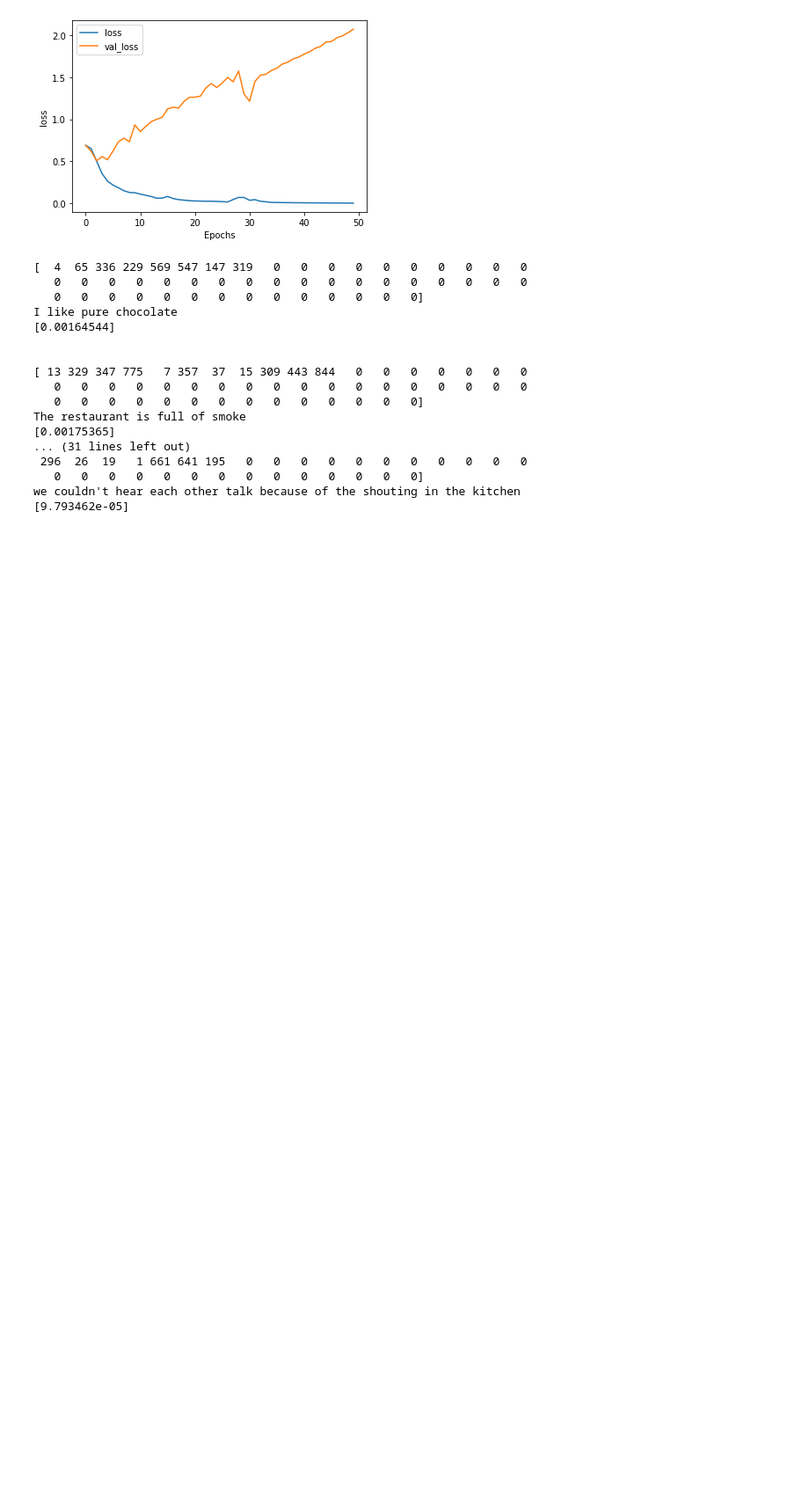
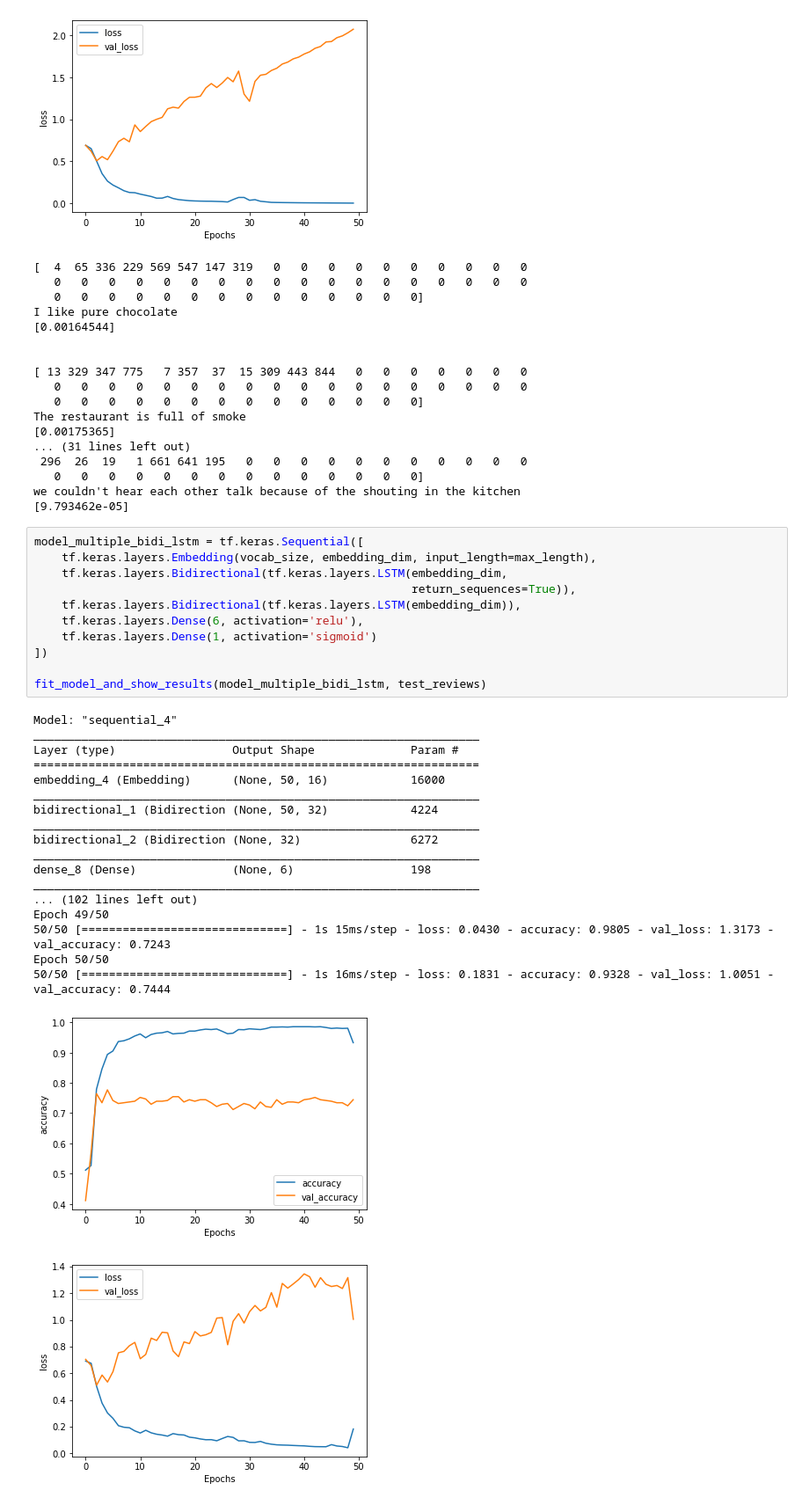
Before and after one commit to ee2110/Natural_Language_Processing-NLP, a Jupyter notebook: Text_Sentiment_Model/Bidirectional_LSTM.ipynb, the cells around one changed output. Shown: that part at 88% size. Cells and saved outputs as stored; diff of their text form; blank space fills up the shorter version.

```diff
--- a/Text_Sentiment_Model/Bidirectional_LSTM.ipynb
+++ b/Text_Sentiment_Model/Bidirectional_LSTM.ipynb
@@ -350,3 +350,34 @@ The restaurant is full of smoke
    0   0   0   0   0   0   0   0   0   0   0   0   0   0]
 we couldn't hear each other talk because of the shouting in the kitchen
 [9.793462e-05]
+# %%
+model_multiple_bidi_lstm = tf.keras.Sequential([
+    tf.keras.layers.Embedding(vocab_size, embedding_dim, input_length=max_length),
+    tf.keras.layers.Bidirectional(tf.keras.layers.LSTM(embedding_dim,
+                                                       return_sequences=True)),
+    tf.keras.layers.Bidirectional(tf.keras.layers.LSTM(embedding_dim)),
+    tf.keras.layers.Dense(6, activation='relu'),
+    tf.keras.layers.Dense(1, activation='sigmoid')
+])
+
+fit_model_and_show_results(model_multiple_bidi_lstm, test_reviews)
+# %% [output]
+Model: "sequential_4"
+_________________________________________________________________
+Layer (type)                 Output Shape              Param #
+=================================================================
+embedding_4 (Embedding)      (None, 50, 16)            16000
+_________________________________________________________________
+bidirectional_1 (Bidirection (None, 50, 32)            4224
+_________________________________________________________________
+bidirectional_2 (Bidirection (None, 32)                6272
+_________________________________________________________________
+dense_8 (Dense)              (None, 6)                 198
+_________________________________________________________________
+... (102 lines left out)
+Epoch 49/50
+50/50 [==============================] - 1s 15ms/step - loss: 0.0430 - accuracy: 0.9805 - val_loss: 1.3173 - val_accuracy: 0.7243
+Epoch 50/50
+50/50 [==============================] - 1s 16ms/step - loss: 0.1831 - accuracy: 0.9328 - val_loss: 1.0051 - val_accuracy: 0.7444
+[figure, added]
+[figure, added]
```
Also changed, not shown: parts of 6 cells of this notebook.
